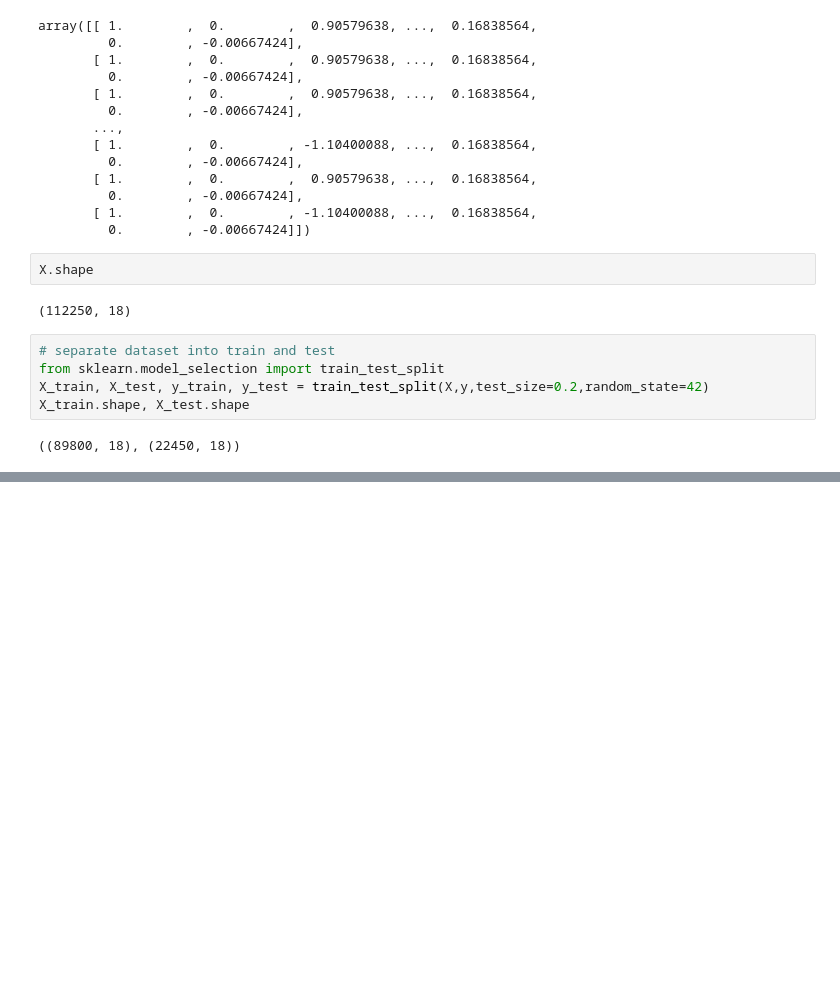
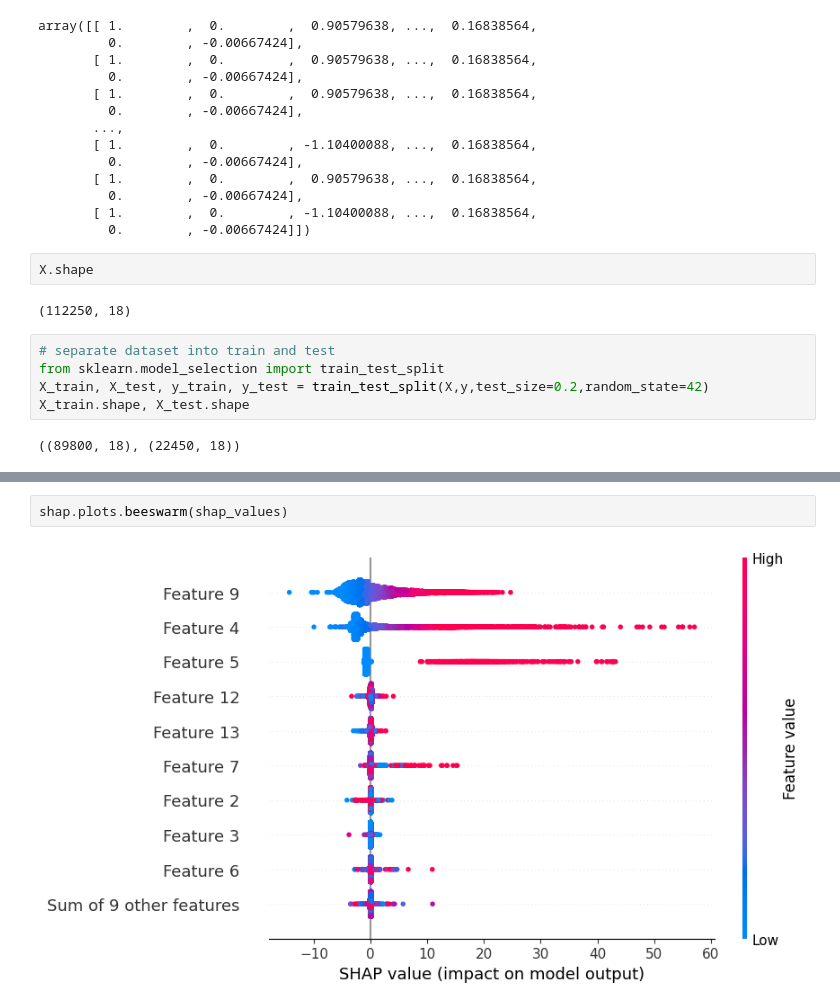
Before and after one commit to DennisChangach/Predicting-Taxi-Fare-Prices, a Jupyter notebook: research/notebooks/model_training.ipynb, the cells around one changed output, grey strips where cells are left out. Cells and saved outputs as stored; diff of their text form; blank space fills up the shorter version.

```diff
--- a/research/notebooks/model_training.ipynb
+++ b/research/notebooks/model_training.ipynb
@@ -217,0 +481,4 @@ X_train.shape, X_test.shape
+# %%
+shap.plots.beeswarm(shap_values)
+# %% [output]
+[figure, added]
```
Also changed, not shown: parts of 28 cells of this notebook, 5 other files.
